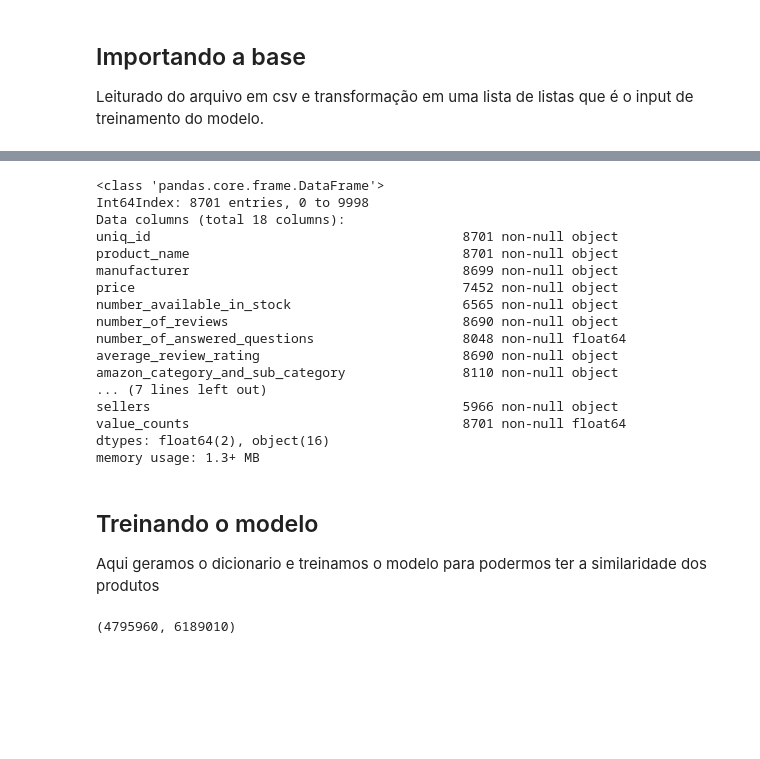
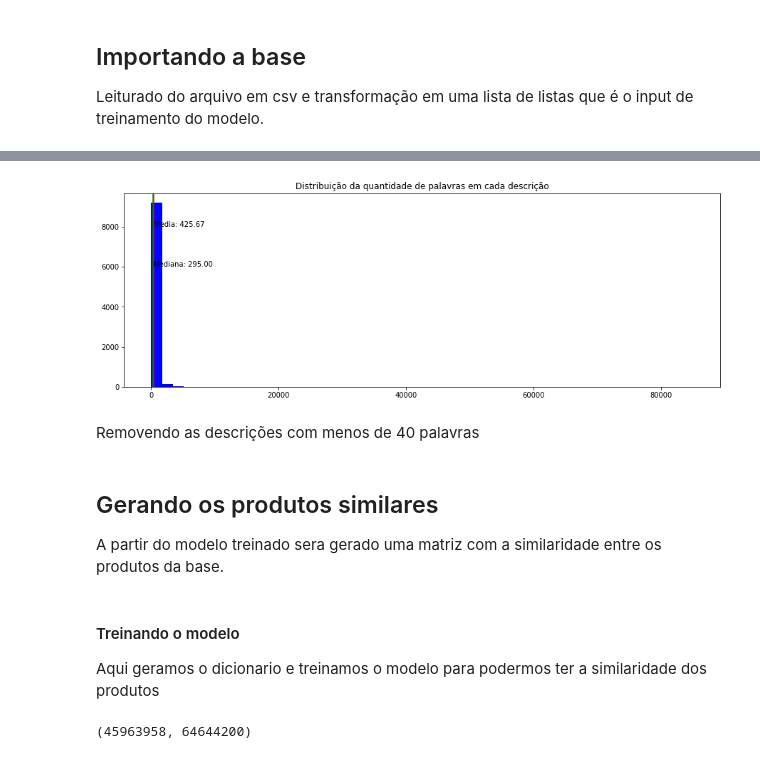
Before and after one commit to natansilva/similaridade_de_produtos, a Jupyter notebook: similaridade_de_produtos.ipynb, the cells around one changed output, grey strips where cells are left out. Drawn from its saved outputs; the diff is of its cells as text; code cells hidden in the pictures; blank space fills up the shorter version.

Commit message:
Analise sobre a variavel do modelo

```diff
--- a/similaridade_de_produtos.ipynb
+++ b/similaridade_de_produtos.ipynb
@@ -20,0 +87,2 @@ Leiturado do arquivo em csv e transformação em uma lista de listas que é o in
+# %%
+base = base.dropna(subset=['description']).reset_index()
@@ -21,27 +109,23 @@ Leiturado do arquivo em csv e transformação em uma lista de listas que é o in
+# %%
+lista_qtd_palavras = base['description'].str.len()
+
+plt.figure(figsize=[15, 5])
+plt.title('Distribuição da quantidade de palavras em cada descrição')
+
+plt.axvline(x=mean(lista_qtd_palavras), color='red')
+plt.text(mean(lista_qtd_palavras), 8000, 'Media: %.2f' % mean(lista_qtd_palavras))
+
+plt.axvline(x=median(lista_qtd_palavras), color='green')
+plt.text(median(lista_qtd_palavras), 6000, 'Mediana: %.2f' % median(lista_qtd_palavras))
+
+plt.hist(lista_qtd_palavras, bins=50, color='blue')
+plt.show()
+# %% [output]
+[figure, added]
+# %% [markdown]
+Removendo as descrições com menos de 40 palavras
 # %%
-base = read_csv('dados.csv')
-
-base['value_counts'] = base['description'].str.len()
+base['value_counts'] = lista_qtd_palavras
 base = base[base['value_counts'] > 40]
-
-base.info()
-# %% [output]
-<class 'pandas.core.frame.DataFrame'>
-Int64Index: 8701 entries, 0 to 9998
-Data columns (total 18 columns):
-uniq_id                                        8701 non-null object
-product_name                                   8701 non-null object
-manufacturer                                   8699 non-null object
-price                                          7452 non-null object
-number_available_in_stock                      6565 non-null object
-number_of_reviews                              8690 non-null object
-number_of_answered_questions                   8048 non-null float64
-average_review_rating                          8690 non-null object
-amazon_category_and_sub_category               8110 non-null object
-... (7 lines left out)
-sellers                                        5966 non-null object
-value_counts                                   8701 non-null float64
-dtypes: float64(2), object(16)
-memory usage: 1.3+ MB
 # %%
 base_treino = base[['description']].dropna()
@@ -49,9 +133,12 @@ base_treino = base_treino['description'].apply(simple_preprocess)
 base_treino = list(base_treino)
+# %% [markdown]
+## Gerando os produtos similares
+A partir do modelo treinado sera gerado uma matriz com a similaridade entre os produtos da base.
 # %% [markdown]
-## Treinando o modelo
+#### Treinando o modelo
 Aqui geramos o dicionario e treinamos o modelo para podermos ter a similaridade dos produtos
 # %%
-model = Word2Vec(base_treino)
-model.train(base_treino, total_examples=len(base_treino), epochs=10)
+model = Word2Vec(base_treino, window=10, size=150)
+model.train(base_treino, total_examples=len(base_treino), epochs=100)
 # %% [output]
-(4795960, 6189010)
+(45963958, 64644200)
```
Also changed, not shown: parts of 22 cells of this notebook.
